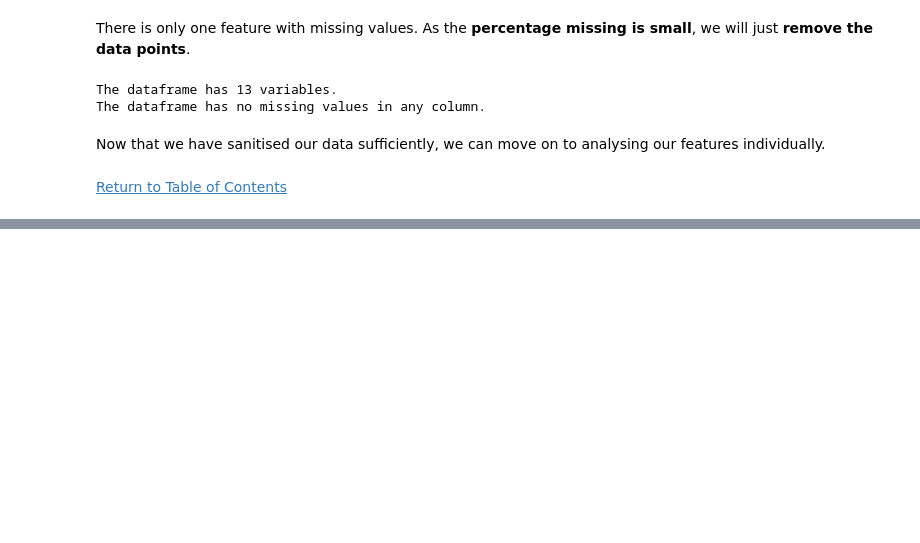
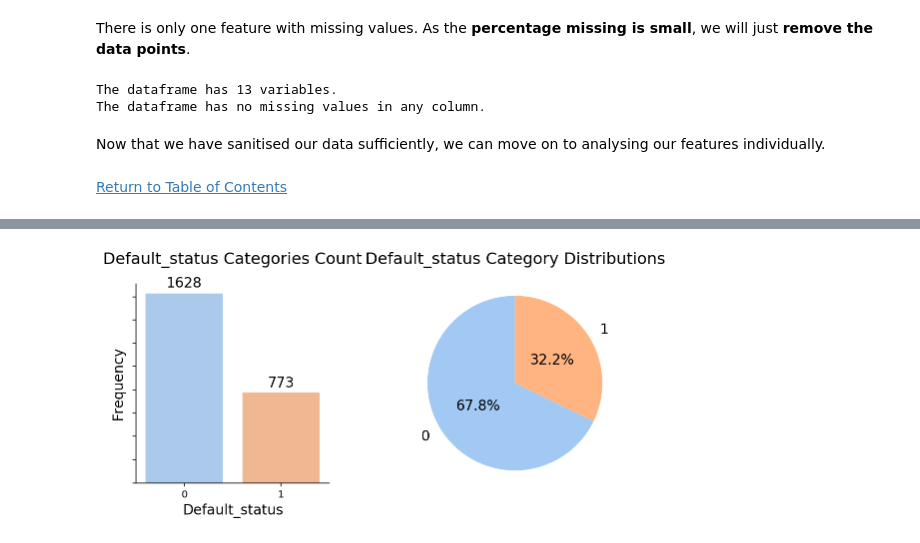
Before and after one commit to Joshuayeo95/Loan-Defaults, a Jupyter notebook: eda.ipynb, the cells around one changed output, grey strips where cells are left out. Cells and saved outputs as stored; diff of their text form; code cells hidden in the pictures; blank space fills up the shorter version.

```diff
--- a/eda.ipynb
+++ b/eda.ipynb
@@ -42,7 +42,7 @@ pd.set_option('display.max_columns', 100)
 
 # Plotting Options
 plt.rcParams['axes.facecolor'] = 'white'
-plt.style.use('fivethirtyeight')
+plt.style.use('seaborn-muted')
 
 # Magic Functions
 %config InlineBackend.figure_format = 'retina'
@@ -177,0 +188,4 @@ Now that we have sanitised our data sufficiently, we can move on to analysing ou
+# %%
+viz.count_pie_plots(train, 'default_status', tight_layout=True)
+# %% [output]
+[figure, added]
```
Also changed, not shown: parts of 22 cells of this notebook.
